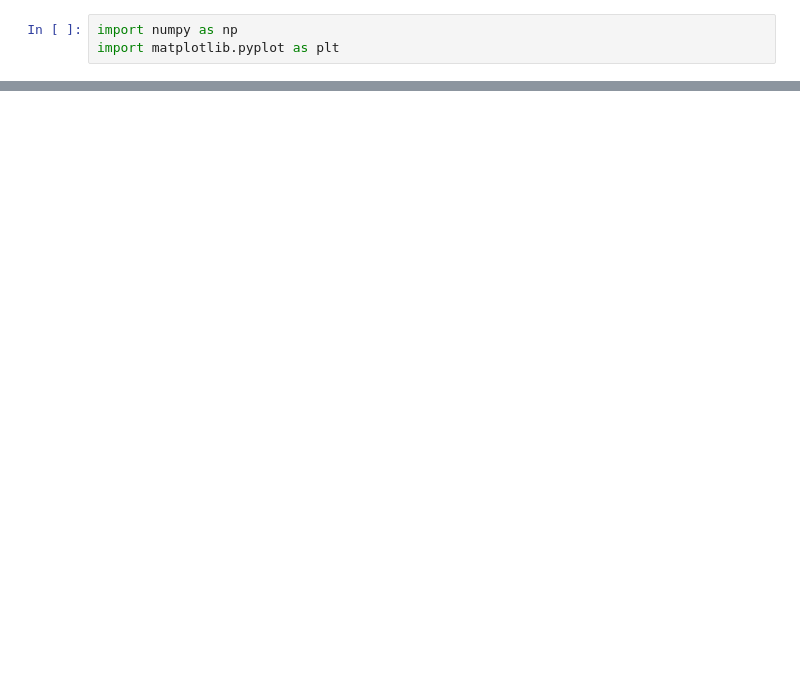
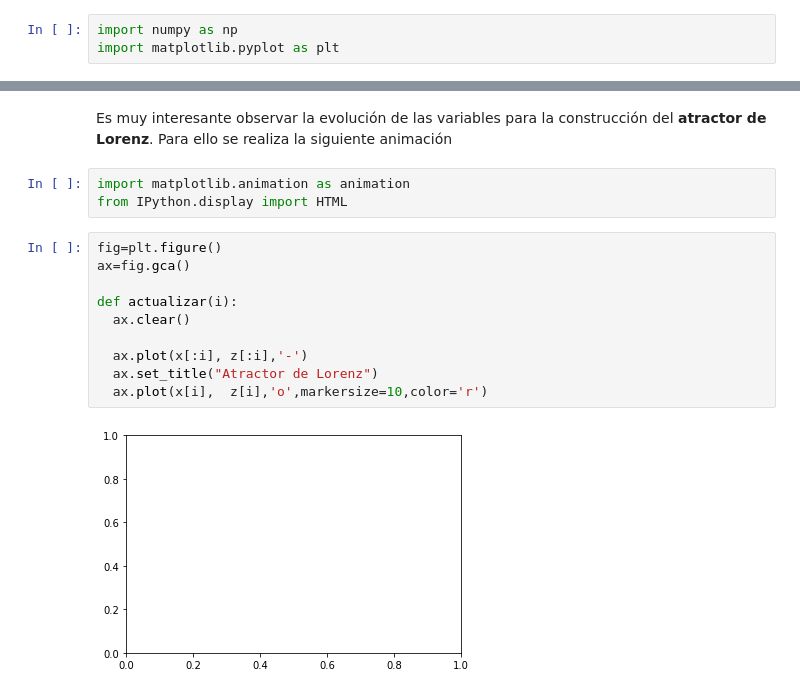
Before and after one commit to nicoavilan/Metodos-Numericos, a Jupyter notebook: Metodo-de-Euler/Atractor_Lorenz.ipynb, the cells around one changed output, grey strips where cells are left out. Saved outputs shown, nothing was run; the diff lists cells and outputs as text; blank space fills up the shorter version.

```diff
--- a/Metodo-de-Euler/Atractor_Lorenz.ipynb
+++ b/Metodo-de-Euler/Atractor_Lorenz.ipynb
@@ -57,0 +73,17 @@ plt.show()
+# %% [markdown]
+Es muy interesante observar la evolución de las variables para la construcción del **atractor de Lorenz**. Para ello se realiza la siguiente animación
+# %%
+import matplotlib.animation as animation
+from IPython.display import HTML
+# %%
+fig=plt.figure()
+ax=fig.gca()
+
+def actualizar(i):
+  ax.clear()
+
+  ax.plot(x[:i], z[:i],'-')
+  ax.set_title("Atractor de Lorenz")
+  ax.plot(x[i],  z[i],'o',markersize=10,color='r')
+# %% [output]
+[figure, added]
```
Also changed, not shown: parts of 9 cells of this notebook.
